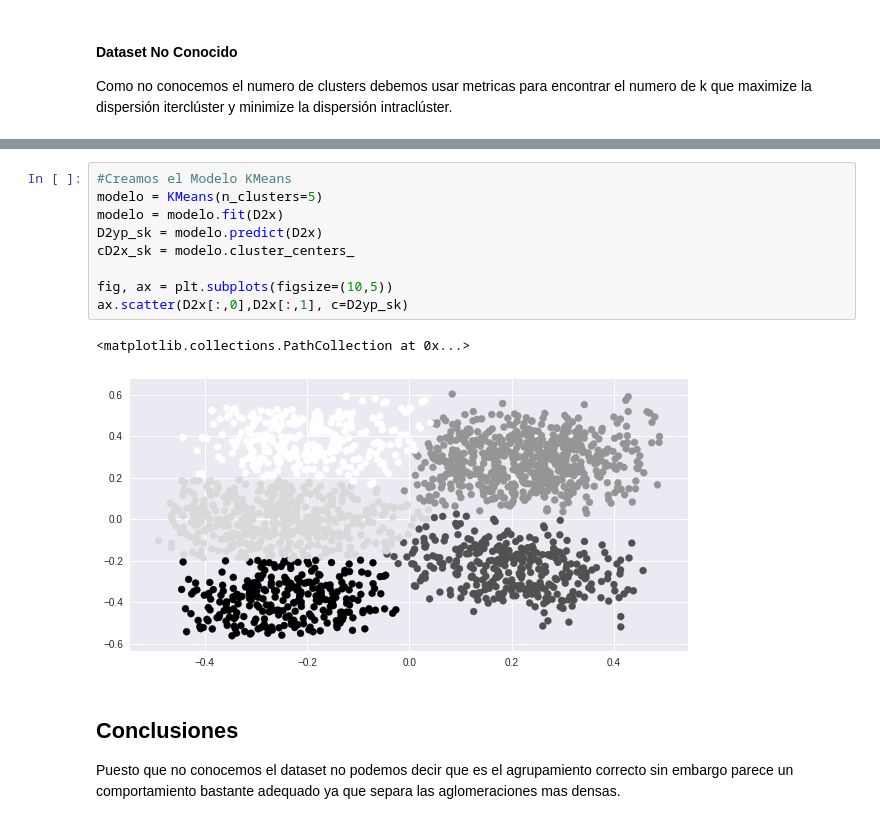
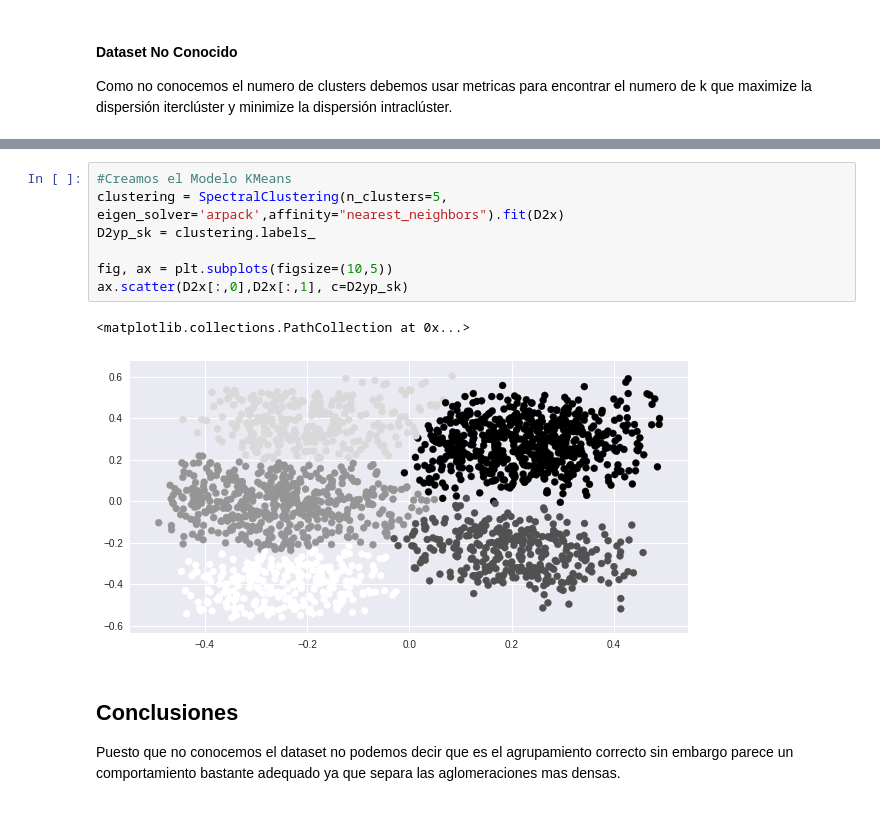
Before and after one commit to AntoniCrous/Aprndizaje_No_Supervisado-Trabajo, a Jupyter notebook: Agrupamiento_Espectral_Ag3.ipynb, the cells around one changed output, grey strips where cells are left out. Cells and saved outputs as stored; diff of their text form.

```diff
--- a/Agrupamiento_Espectral_Ag3.ipynb
+++ b/Agrupamiento_Espectral_Ag3.ipynb
@@ -100,15 +94,13 @@ Text(0, 0.5, 'Medida de R cuadrado')
 # %%
 #Creamos el Modelo KMeans
-modelo = KMeans(n_clusters=5)
-modelo = modelo.fit(D2x)
-D2yp_sk = modelo.predict(D2x)
-cD2x_sk = modelo.cluster_centers_
+clustering = SpectralClustering(n_clusters=5, eigen_solver='arpack',affinity="nearest_neighbors").fit(D2x)
+D2yp_sk = clustering.labels_
 
 fig, ax = plt.subplots(figsize=(10,5))
 ax.scatter(D2x[:,0],D2x[:,1], c=D2yp_sk)
 # %% [output]
 <matplotlib.collections.PathCollection at 0x...>
-[figure, old version]
+[figure, new version]
 # %% [markdown]
 ## Conclusiones
 Puesto que no conocemos el dataset no podemos decir que es el agrupamiento correcto sin embargo parece un comportamiento bastante adequado ya que separa las aglomeraciones mas densas.
```
Also changed, not shown: parts of 5 cells of this notebook.
